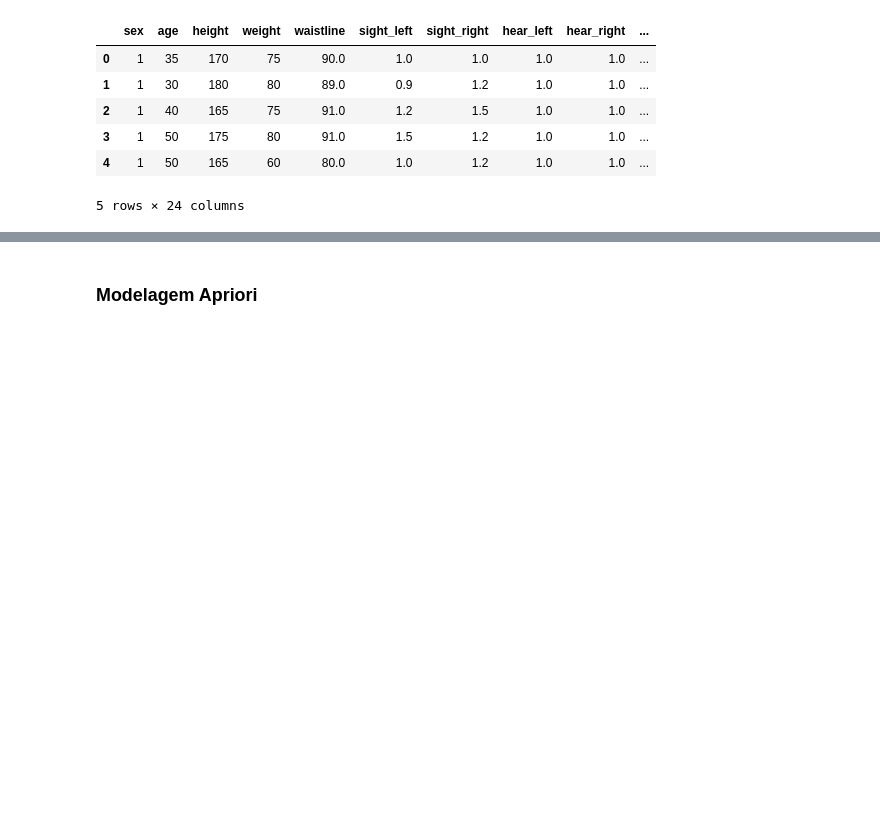
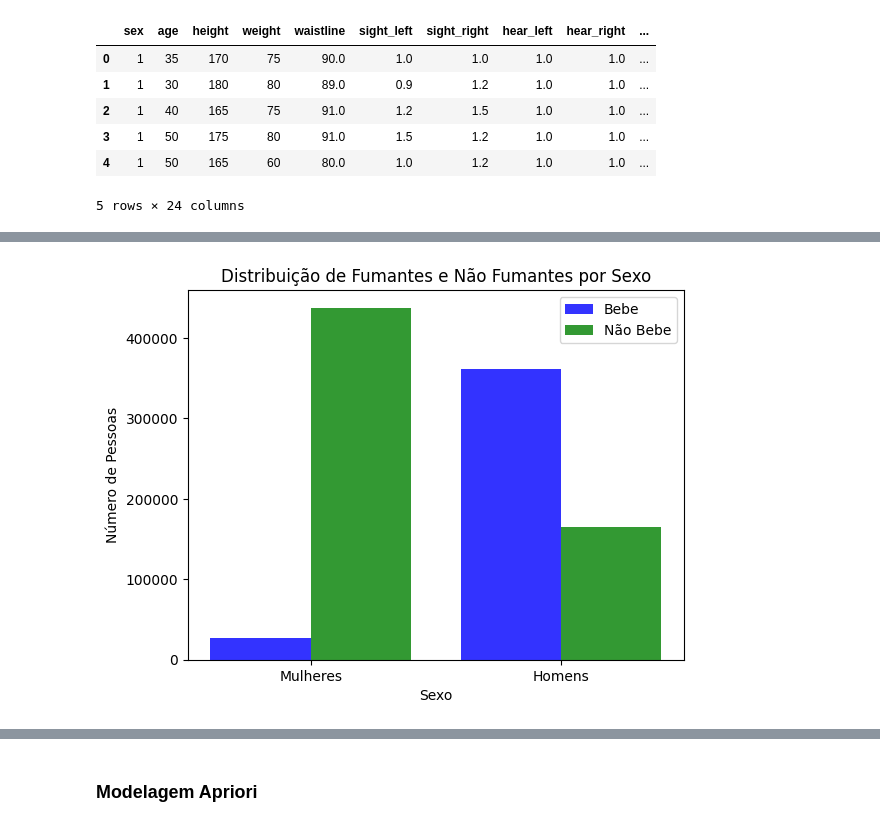
Before and after one commit to FelipeMMMendes/ProjectMI, a Jupyter notebook: scripts/trabalhoMI.ipynb, the cells around one changed output, grey strips where cells are left out. Drawn from its saved outputs; the diff is of its cells as text; code cells hidden in the pictures; blank space fills up the shorter version.

```diff
--- a/scripts/trabalhoMI.ipynb
+++ b/scripts/trabalhoMI.ipynb
@@ -109,0 +106,22 @@ plt.show()
+# %%
+# Criar um histograma de fumantes e nao fumantes
+
+# Criar um DataFrame que relaciona sexo e se fuma ou nao
+subset_data = df_normalized[['sex', 'SMK_stat_type_cd']]
+
+fuma = subset_data[subset_data['SMK_stat_type_cd'] == 1]
+nao_fuma = subset_data[subset_data['SMK_stat_type_cd'] == 0]
+
+# Criar um gráfico de barras
+categorias = ['Mulheres', 'Homens']
+
+plt.hist([fuma['sex'], nao_fuma['sex']], bins=[0, 1, 2], alpha=0.8, color=['blue', 'green'], label=['Bebe', 'Não Bebe'])
+
+plt.xlabel('Sexo')
+plt.ylabel('Número de Pessoas')
+plt.title('Distribuição de Fumantes e Não Fumantes por Sexo')
+plt.xticks([0.5, 1.5], categorias)
+plt.legend()
+plt.show()
+# %% [output]
+[figure, added]
```
Also changed, not shown: parts of 22 cells of this notebook, 8 other files.
